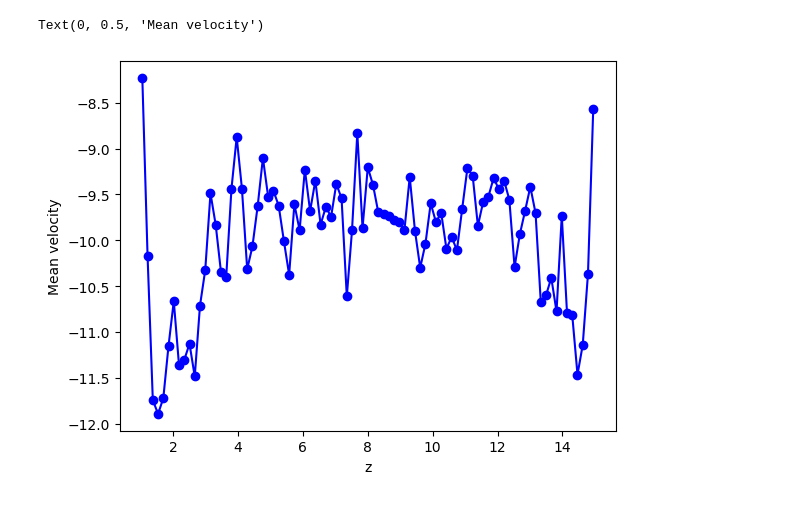
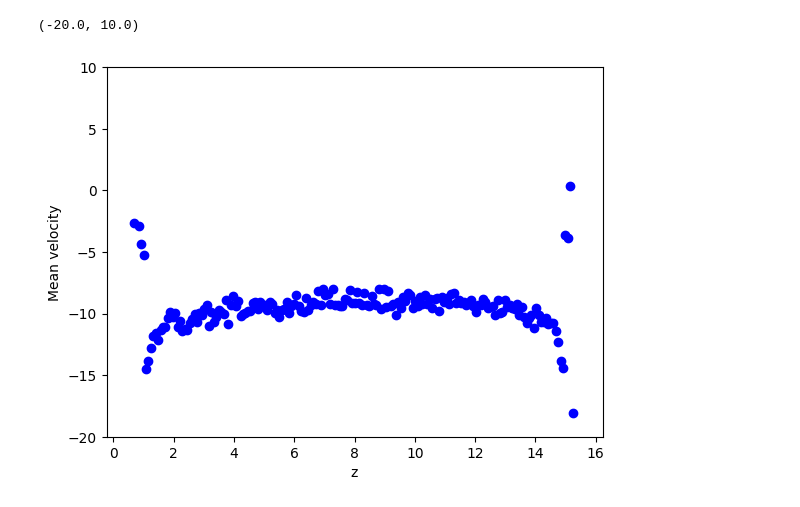
Before and after one commit to Mag-r/ASM, a Jupyter notebook: part 3/electroosmosys/analysis.ipynb, the cells around one changed output. Drawn from its saved outputs; the diff is of its cells as text; code cells hidden in the pictures.

```diff
--- a/part 3/electroosmosys/analysis.ipynb
+++ b/part 3/electroosmosys/analysis.ipynb
@@ -31,24 +31,25 @@ plt.ylim(0,0.2)
 # %%
 data = {'z': pos[:,:,2].flatten()%16,
         'v': vel[:,:,0].flatten()}
 df=pd.DataFrame(data)
-bins=np.linspace(0,16,100)
+bins=np.linspace(0,16,200)
 df['position_bin'] = pd.cut(df['z'], bins=bins, right=False)
 
 # Group by position bins and calculate mean velocity
 mean_velocity = df.groupby('position_bin')['v'].mean().reset_index()
 
 # Extract bin centers for plotting
 bin_centers = mean_velocity['position_bin'].apply(lambda x: x.left + (x.right - x.left) / 2)
 
 # Plotting the results
 
-plt.plot(bin_centers, mean_velocity['v'], marker='o', linestyle='-', color='blue')
+plt.scatter(bin_centers, mean_velocity['v'], marker='o', color='blue')
 plt.xlabel('z')
 plt.ylabel('Mean velocity')
+plt.ylim(-20,10)
 # %% [output]
-Text(0, 0.5, 'Mean velocity')
+(-20.0, 10.0)
-[figure, old version]
+[figure, new version]
 # %%
 plt.plot(np.linspace(0,16,np.shape(vel_fluid)[3]),np.mean(vel_fluid[:,0,0,:,0] , axis=0))
 def analytic(x):
```
Also changed, not shown: parts of 3 cells of this notebook, 1 other file.
